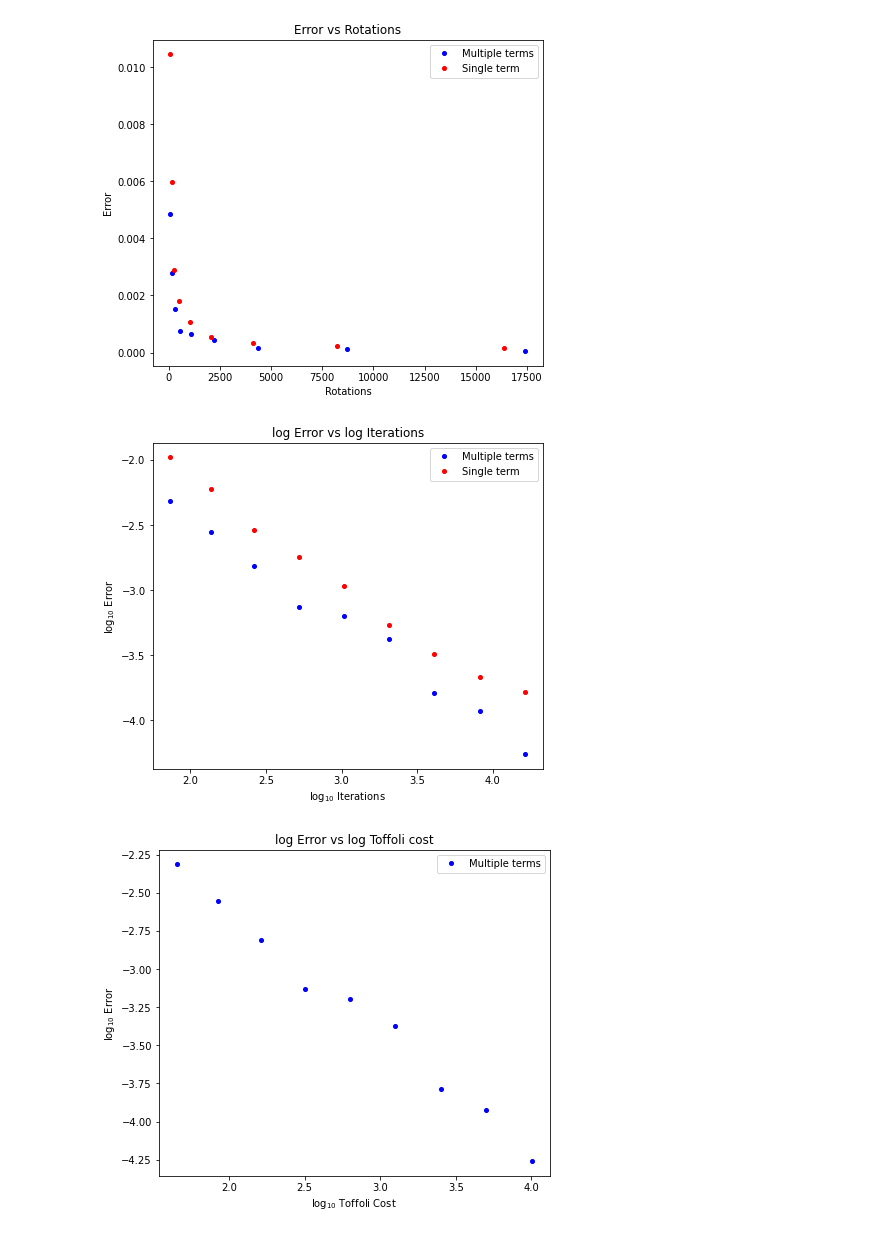
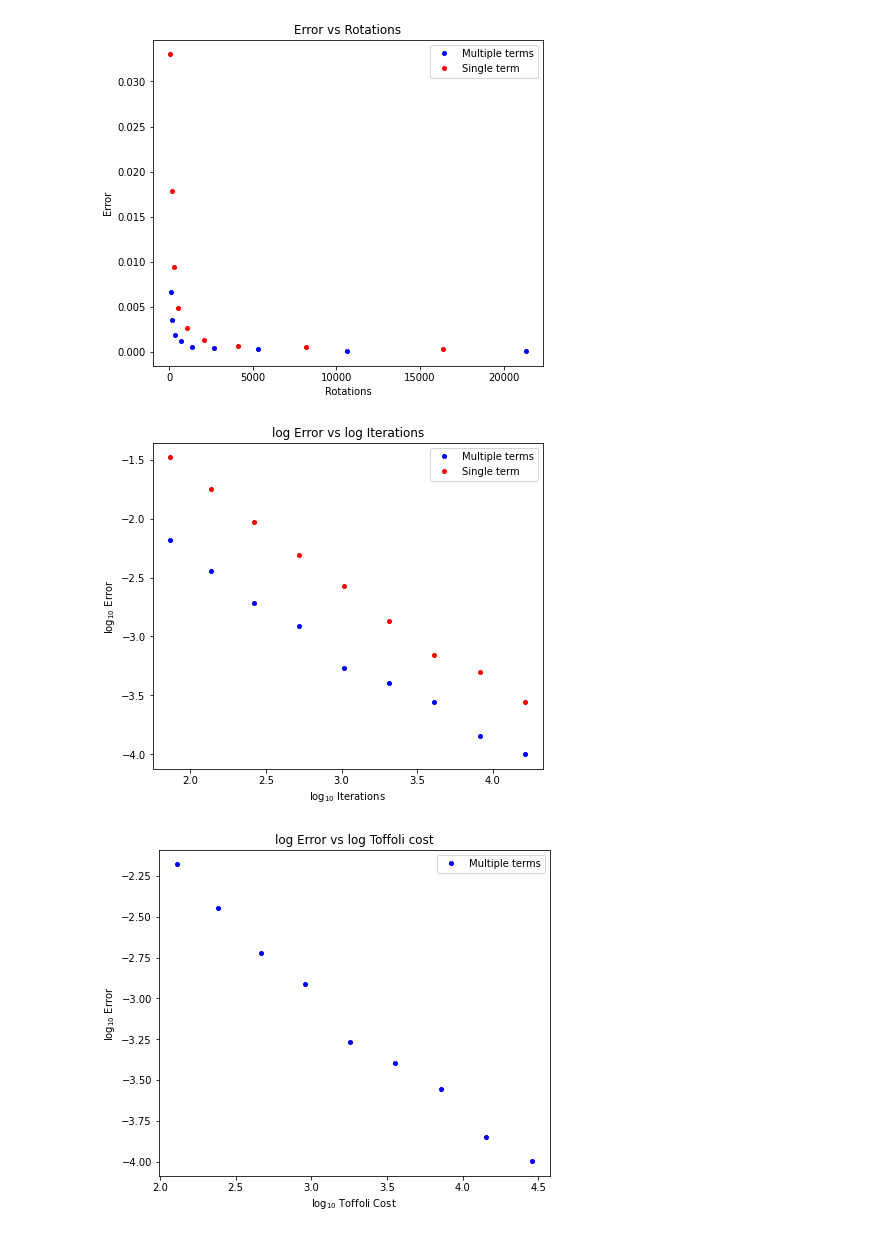
Before and after one commit to SNIPRS/hamiltonian, a Jupyter notebook: plots.ipynb, the cells around one changed output. Cells and saved outputs as stored; diff of their text form; code cells hidden in the pictures.

```diff
--- a/plots.ipynb
+++ b/plots.ipynb
@@ -3,7 +3,7 @@ import numpy as np
 import matplotlib.pyplot as plt
 %matplotlib inline
 
-suffix = '-LiH1'
+suffix = '-H2'
 errors1 = np.loadtxt('save/errors1' + suffix + '.txt')
 errors = np.loadtxt('save/errors' + suffix + '.txt')
 Ns = np.loadtxt('save/Ns' + suffix + '.txt')
@@ -11,4 +11,6 @@ rcosts = np.loadtxt('save/rcosts' + suffix + '.txt')
 tcosts = np.loadtxt('save/tcosts' + suffix + '.txt')
 
 msize = 4
+
+ro, bo = 'ro', 'bo'
 # %% [markdown]
@@ -38,37 +40,37 @@ plt.show()
 # %%
 plt.figure(figsize=(7,6))
 plt.title('Error vs Rotations')
-plt.plot(rcosts, errors, 'bo', label='Multiple terms', markersize=msize)
-plt.plot(Ns, errors1, 'ro', label='Single term', markersize=msize)
+plt.plot(rcosts, errors, bo, label='Multiple terms', markersize=msize)
+plt.plot(Ns, errors1, ro, label='Single term', markersize=msize)
 plt.xlabel('Rotations')
 plt.ylabel('Error')
 plt.legend()
 plt.show()
 # %% [output]
-[figure, old version]
+[figure, new version]
 # %%
 plt.figure(figsize=(7,6))
 plt.title('log Error vs log Iterations')
-plt.plot(np.log10(Ns), np.log10(errors), 'bo', label='Multiple terms', markersize=msize)
-plt.plot(np.log10(Ns), np.log10(errors1), 'ro', label='Single term', markersize=msize)
+plt.plot(np.log10(Ns), np.log10(errors), bo, label='Multiple terms', markersize=msize)
+plt.plot(np.log10(Ns), np.log10(errors1), ro, label='Single term', markersize=msize)
 plt.xlabel(r'log$_{10}$ Iterations')
 plt.ylabel(r'log$_{10}$ Error')
 plt.legend()
 plt.show()
 # %% [output]
-[figure, old version]
+[figure, new version]
 # %%
 toffcost = tcosts - rcosts
 
 plt.figure(figsize=(7,6))
 plt.title('log Error vs log Toffoli cost')
-plt.plot(np.log10(toffcost), np.log10(errors), 'bo', label='Multiple terms', markersize=msize)
+plt.plot(np.log10(toffcost), np.log10(errors), bo, label='Multiple terms', markersize=msize)
 plt.xlabel(r'log$_{10}$ Toffoli Cost')
 plt.ylabel(r'log$_{10}$ Error')
 plt.legend()
 plt.show()
 # %% [output]
-[figure, old version]
+[figure, new version]
 # %%
 plt.figure(figsize=(7,6))
 plt.title('log Error vs log Rotations')
```
Also changed, not shown: parts of 6 cells of this notebook, 1 other file.
